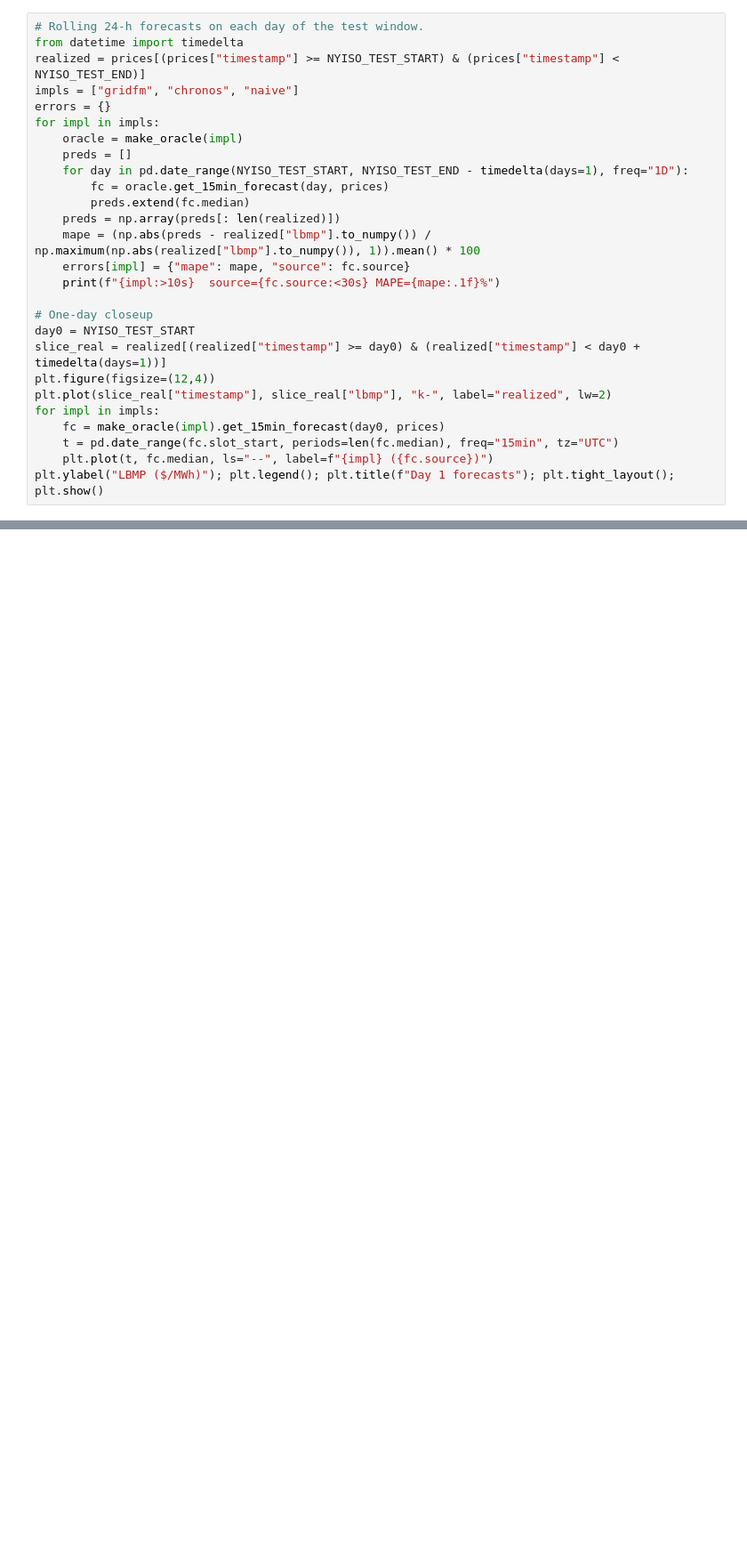
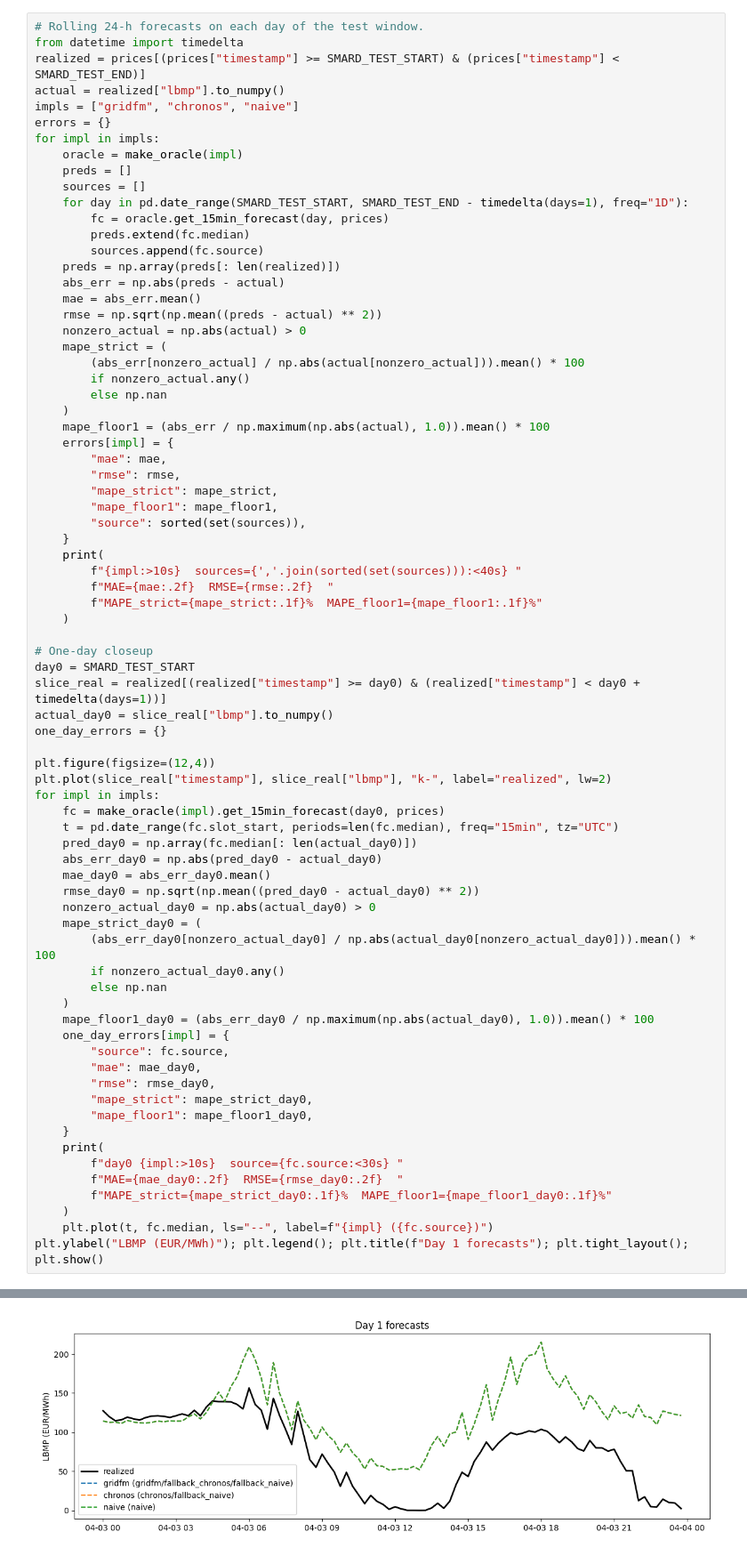
Before and after one commit to mjordanic/home-energy-planner, a Jupyter notebook: notebooks/03_price_oracle.ipynb, the cells around one changed output, grey strips where cells are left out. Shown at 89% size. Cells and saved outputs as stored; diff of their text form; blank space fills up the shorter version.

```diff
--- a/notebooks/03_price_oracle.ipynb
+++ b/notebooks/03_price_oracle.ipynb
@@ -22,27 +33,76 @@ plt.tight_layout(); plt.show()
 # %%
 # Rolling 24-h forecasts on each day of the test window.
 from datetime import timedelta
-realized = prices[(prices["timestamp"] >= NYISO_TEST_START) & (prices["timestamp"] < NYISO_TEST_END)]
+realized = prices[(prices["timestamp"] >= SMARD_TEST_START) & (prices["timestamp"] < SMARD_TEST_END)]
+actual = realized["lbmp"].to_numpy()
 impls = ["gridfm", "chronos", "naive"]
 errors = {}
 for impl in impls:
     oracle = make_oracle(impl)
     preds = []
-    for day in pd.date_range(NYISO_TEST_START, NYISO_TEST_END - timedelta(days=1), freq="1D"):
+    sources = []
+    for day in pd.date_range(SMARD_TEST_START, SMARD_TEST_END - timedelta(days=1), freq="1D"):
         fc = oracle.get_15min_forecast(day, prices)
         preds.extend(fc.median)
+        sources.append(fc.source)
     preds = np.array(preds[: len(realized)])
-    mape = (np.abs(preds - realized["lbmp"].to_numpy()) / np.maximum(np.abs(realized["lbmp"].to_numpy()), 1)).mean() * 100
-    errors[impl] = {"mape": mape, "source": fc.source}
-    print(f"{impl:>10s}  source={fc.source:<30s} MAPE={mape:.1f}%")
+    abs_err = np.abs(preds - actual)
+    mae = abs_err.mean()
+    rmse = np.sqrt(np.mean((preds - actual) ** 2))
+    nonzero_actual = np.abs(actual) > 0
+    mape_strict = (
+        (abs_err[nonzero_actual] / np.abs(actual[nonzero_actual])).mean() * 100
+        if nonzero_actual.any()
+        else np.nan
+    )
+    mape_floor1 = (abs_err / np.maximum(np.abs(actual), 1.0)).mean() * 100
+    errors[impl] = {
+        "mae": mae,
+        "rmse": rmse,
+        "mape_strict": mape_strict,
+        "mape_floor1": mape_floor1,
+        "source": sorted(set(sources)),
+    }
+    print(
+        f"{impl:>10s}  sources={','.join(sorted(set(sources))):<40s} "
+        f"MAE={mae:.2f}  RMSE={rmse:.2f}  "
+        f"MAPE_strict={mape_strict:.1f}%  MAPE_floor1={mape_floor1:.1f}%"
+    )
 
 # One-day closeup
-day0 = NYISO_TEST_START
+day0 = SMARD_TEST_START
 slice_real = realized[(realized["timestamp"] >= day0) & (realized["timestamp"] < day0 + timedelta(days=1))]
+actual_day0 = slice_real["lbmp"].to_numpy()
+one_day_errors = {}
+
 plt.figure(figsize=(12,4))
 plt.plot(slice_real["timestamp"], slice_real["lbmp"], "k-", label="realized", lw=2)
 for impl in impls:
     fc = make_oracle(impl).get_15min_forecast(day0, prices)
     t = pd.date_range(fc.slot_start, periods=len(fc.median), freq="15min", tz="UTC")
+    pred_day0 = np.array(fc.median[: len(actual_day0)])
+    abs_err_day0 = np.abs(pred_day0 - actual_day0)
+    mae_day0 = abs_err_day0.mean()
+    rmse_day0 = np.sqrt(np.mean((pred_day0 - actual_day0) ** 2))
+    nonzero_actual_day0 = np.abs(actual_day0) > 0
+    mape_strict_day0 = (
+        (abs_err_day0[nonzero_actual_day0] / np.abs(actual_day0[nonzero_actual_day0])).mean() * 100
+        if nonzero_actual_day0.any()
+        else np.nan
+    )
+    mape_floor1_day0 = (abs_err_day0 / np.maximum(np.abs(actual_day0), 1.0)).mean() * 100
+    one_day_errors[impl] = {
+        "source": fc.source,
+        "mae": mae_day0,
+        "rmse": rmse_day0,
+        "mape_strict": mape_strict_day0,
+        "mape_floor1": mape_floor1_day0,
+    }
+    print(
+        f"day0 {impl:>10s}  source={fc.source:<30s} "
+        f"MAE={mae_day0:.2f}  RMSE={rmse_day0:.2f}  "
+        f"MAPE_strict={mape_strict_day0:.1f}%  MAPE_floor1={mape_floor1_day0:.1f}%"
+    )
     plt.plot(t, fc.median, ls="--", label=f"{impl} ({fc.source})")
-plt.ylabel("LBMP ($/MWh)"); plt.legend(); plt.title(f"Day 1 forecasts"); plt.tight_layout(); plt.show()
+plt.ylabel("LBMP (EUR/MWh)"); plt.legend(); plt.title(f"Day 1 forecasts"); plt.tight_layout(); plt.show()
+# %% [output]
@@ -48,0 +115 @@ plt.ylabel("LBMP ($/MWh)"); plt.legend(); plt.title(f"Day 1 forecasts"); plt.tig
+[figure, added]
```
Also changed, not shown: parts of 3 cells of this notebook, 53 other files.
